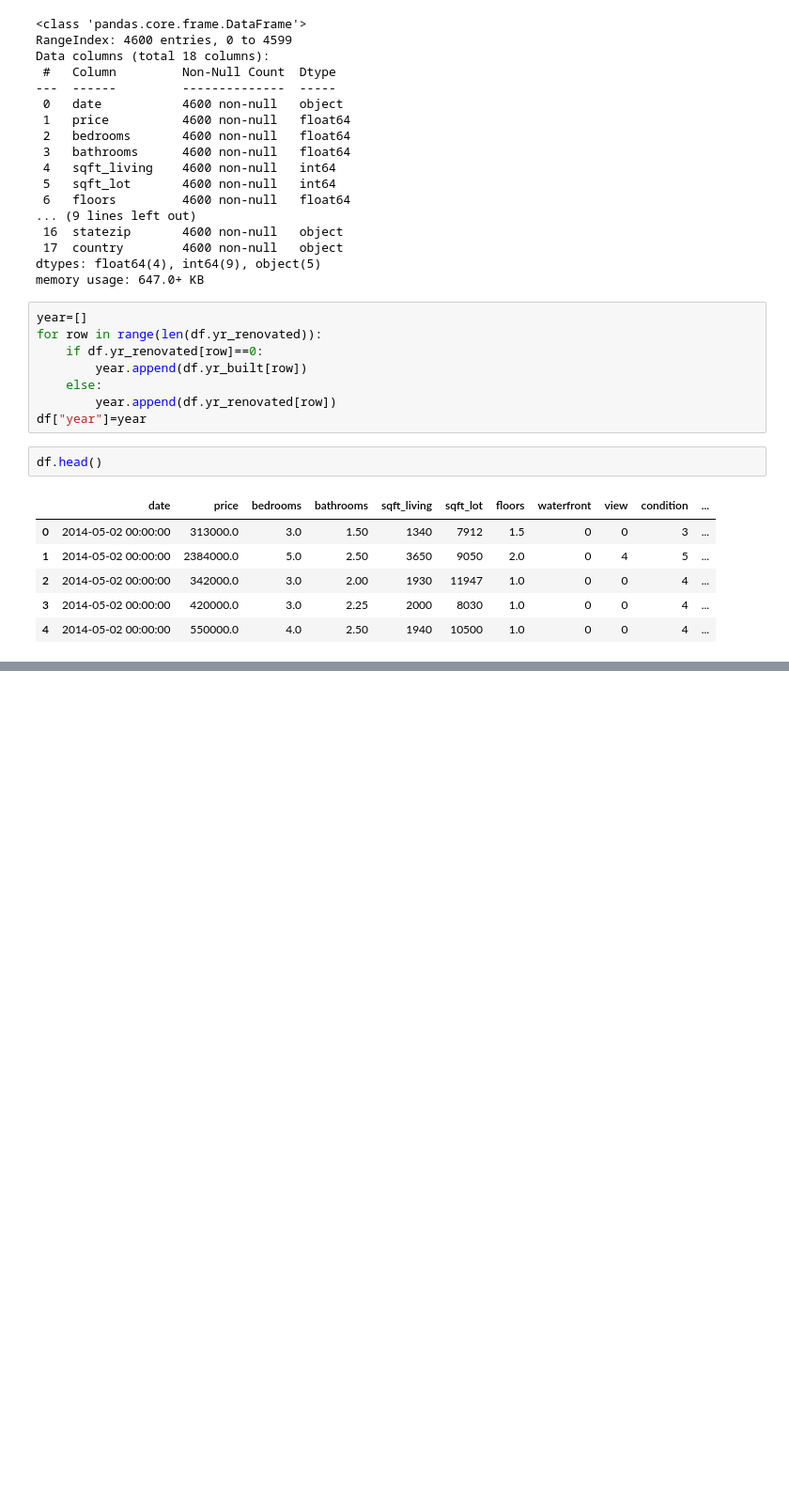
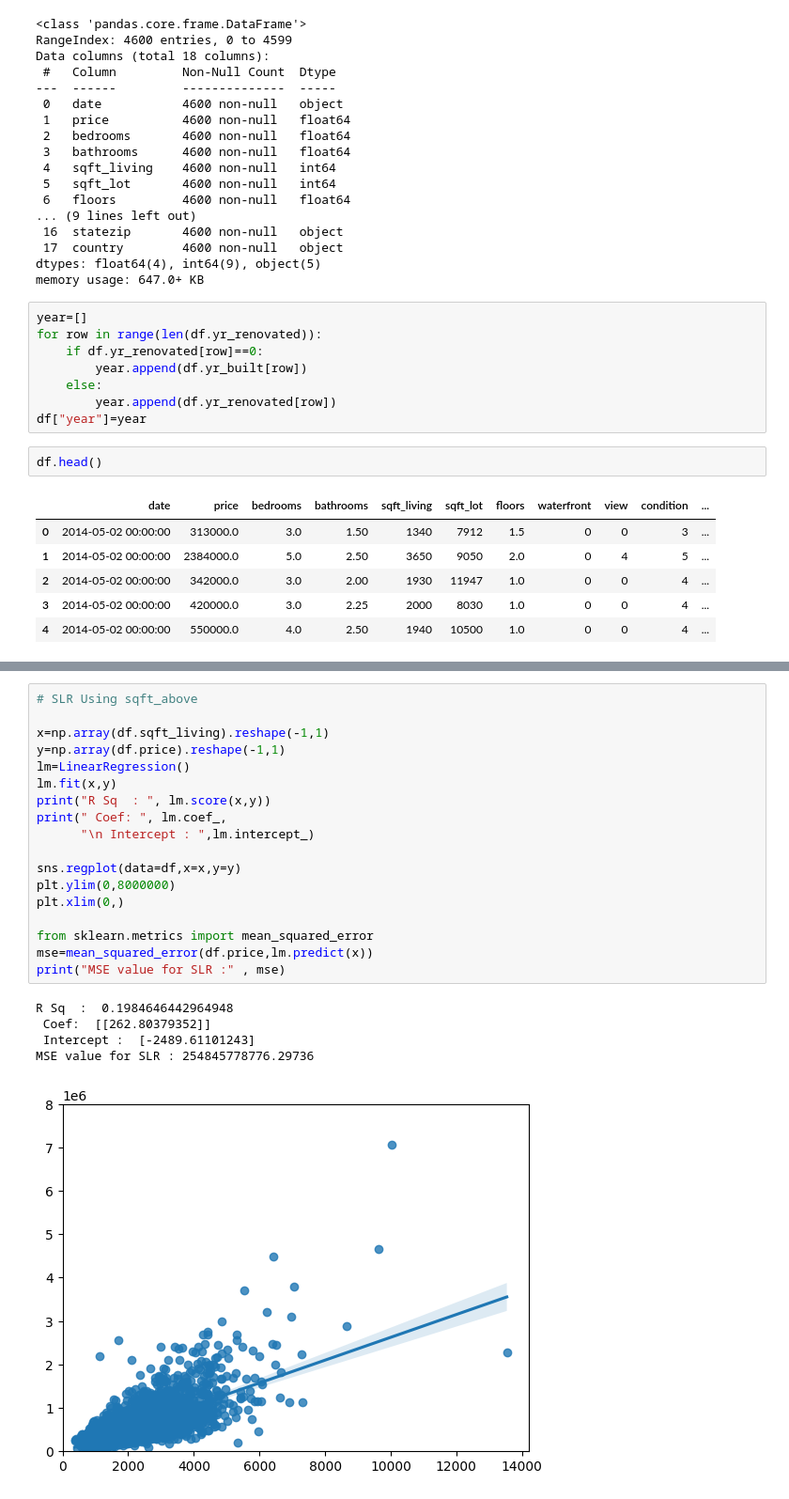
Before and after one commit to CoderMayankD/HousePricePrediction, a Jupyter notebook: Model.ipynb, the cells around one changed output, grey strips where cells are left out. Shown at 94% size. Cells and saved outputs as stored; diff of their text form; blank space fills up the shorter version.

```diff
--- a/Model.ipynb
+++ b/Model.ipynb
@@ -56,0 +178,24 @@ df.head()
+# %%
+# SLR Using sqft_above
+
+x=np.array(df.sqft_living).reshape(-1,1)
+y=np.array(df.price).reshape(-1,1)
+lm=LinearRegression()
+lm.fit(x,y)
+print("R Sq  : ", lm.score(x,y))
+print(" Coef: ", lm.coef_,
+      "\n Intercept : ",lm.intercept_)
+
+sns.regplot(data=df,x=x,y=y)
+plt.ylim(0,8000000)
+plt.xlim(0,)
+
+from sklearn.metrics import mean_squared_error
+mse=mean_squared_error(df.price,lm.predict(x))
+print("MSE value for SLR :" , mse)
+# %% [output]
+R Sq  :  0.1984646442964948
+ Coef:  [[262.80379352]]
+ Intercept :  [-2489.61101243]
+MSE value for SLR : 254845778776.29736
+[figure, added]
```
Also changed, not shown: parts of 16 cells of this notebook, 2 other files.
